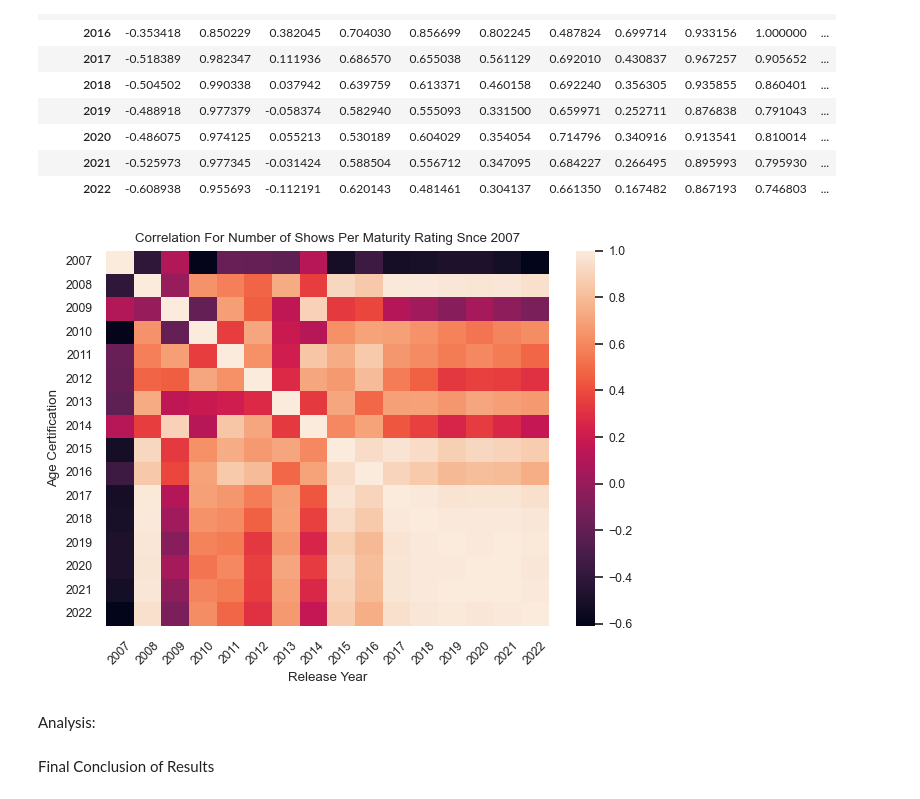
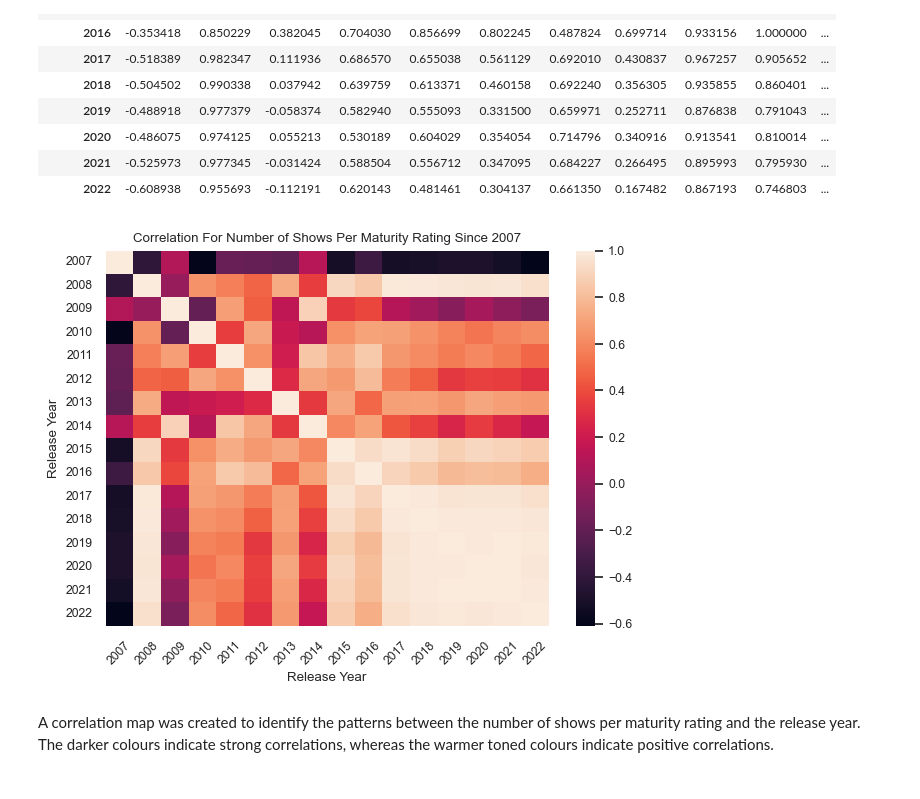
Before and after one commit to NidaB-C/NetflixEDA, a Jupyter notebook: 04_maturity_ratings.ipynb, the cells around one changed output. Drawn from its saved outputs; the diff is of its cells as text; code cells hidden in the pictures.

```diff
--- a/04_maturity_ratings.ipynb
+++ b/04_maturity_ratings.ipynb
@@ -13,6 +13,6 @@ import numpy
 # %%
 # Read CSV File
-netflix_shows = pd.read_csv("../Resources/netflix_shows.csv")
+netflix_shows = pd.read_csv("Resources/netflix_shows.csv")
 
 # Display DataFrame
 netflix_shows.head()
@@ -492,15 +329,13 @@ new_df.corr()
 # %%
 sns.heatmap(new_df.corr())
 
-plt.title('Correlation For Number of Shows Per Maturity Rating Snce 2007')
+plt.title('Correlation For Number of Shows Per Maturity Rating Since 2007')
 plt.xlabel('Release Year')
-plt.ylabel('Age Certification')
+plt.ylabel('Release Year')
 plt.xticks(rotation=45)
 plt.yticks(rotation=0)
 plt.tight_layout()
 # %% [output]
-[figure, old version]
+[figure, new version]
-# %% [markdown]
-Analysis:
-# %% [markdown]
-Final Conclusion of Results
+# %% [markdown]
+A correlation map was created to identify the patterns between the number of shows per maturity rating and the release year. The darker colours indicate strong correlations, whereas the warmer toned colours indicate positive correlations.
```
Also changed, not shown: parts of 27 cells of this notebook, 4 other files.
